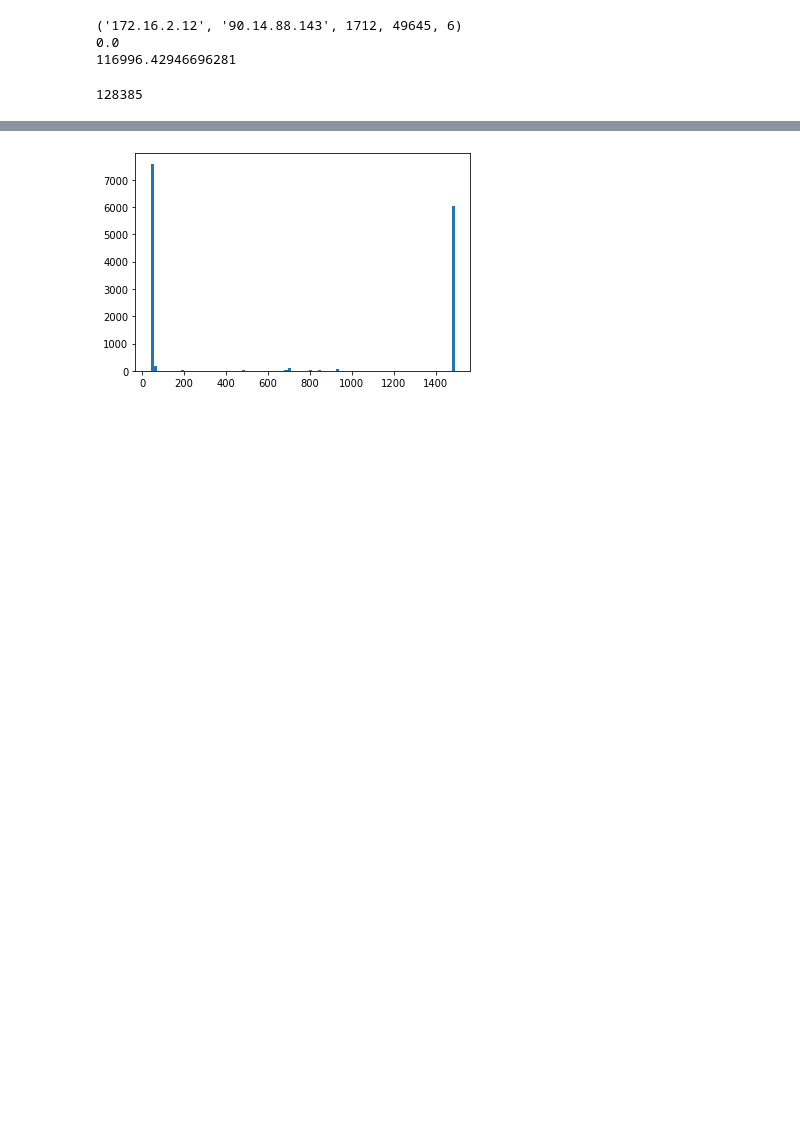
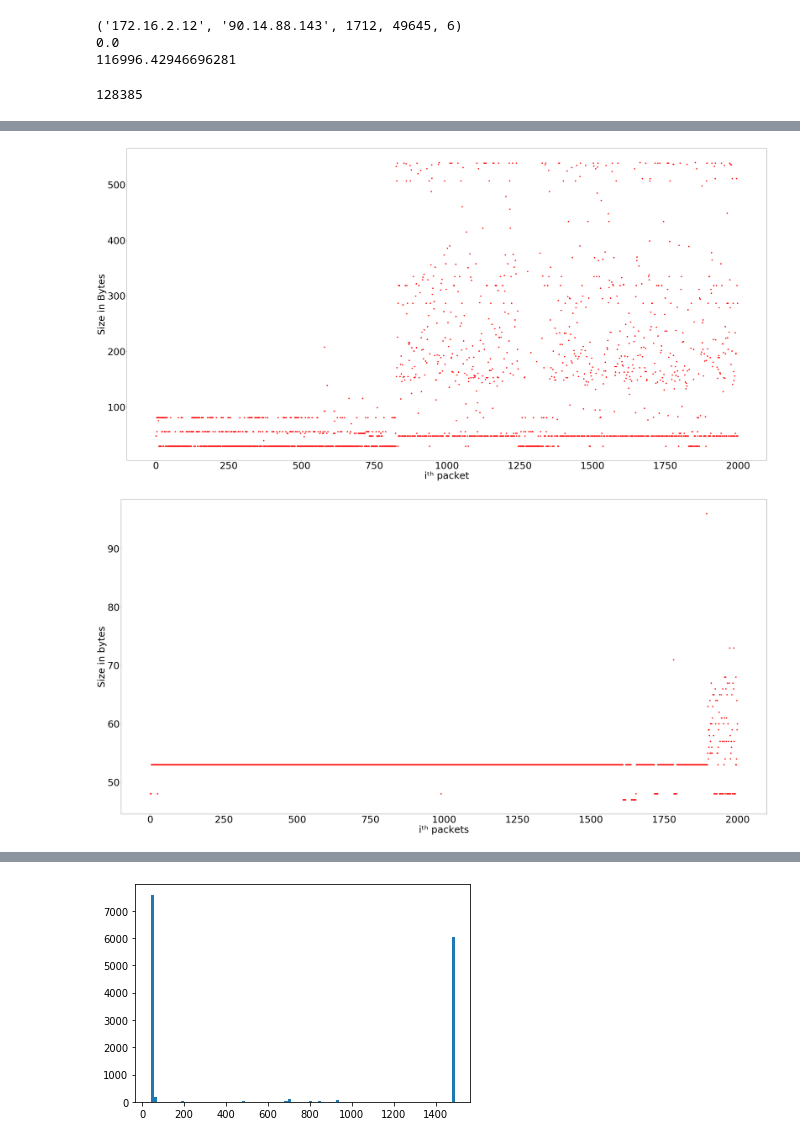
Before and after one commit to sanjayashokshetty/BotnetDetector, a Jupyter notebook: processing.ipynb, the cells around one changed output, grey strips where cells are left out. Cells and saved outputs as stored; diff of their text form; code cells hidden in the pictures; blank space fills up the shorter version.

```diff
--- a/processing.ipynb
+++ b/processing.ipynb
@@ -252,3 +248,9 @@ plotlist("nonmalpacketlen",nonmalpacketlen[:2000],"number of packets","size in b
+# %%
+plotlist("malpacketlen",malpacketlen[:2000],"iᵗʰ packet","Size in Bytes")
+plotlist("nonmalpacketlen",nonmalpacketlen[:2000],"iᵗʰ packets","Size in bytes")
+# %% [output]
+[figure, added]
+[figure, added]
 # %%
 #plottig bin size vs frequency for mal and non mal
 malflowpacketsize5sec=[]
```
Also changed, not shown: parts of 5 cells of this notebook.
